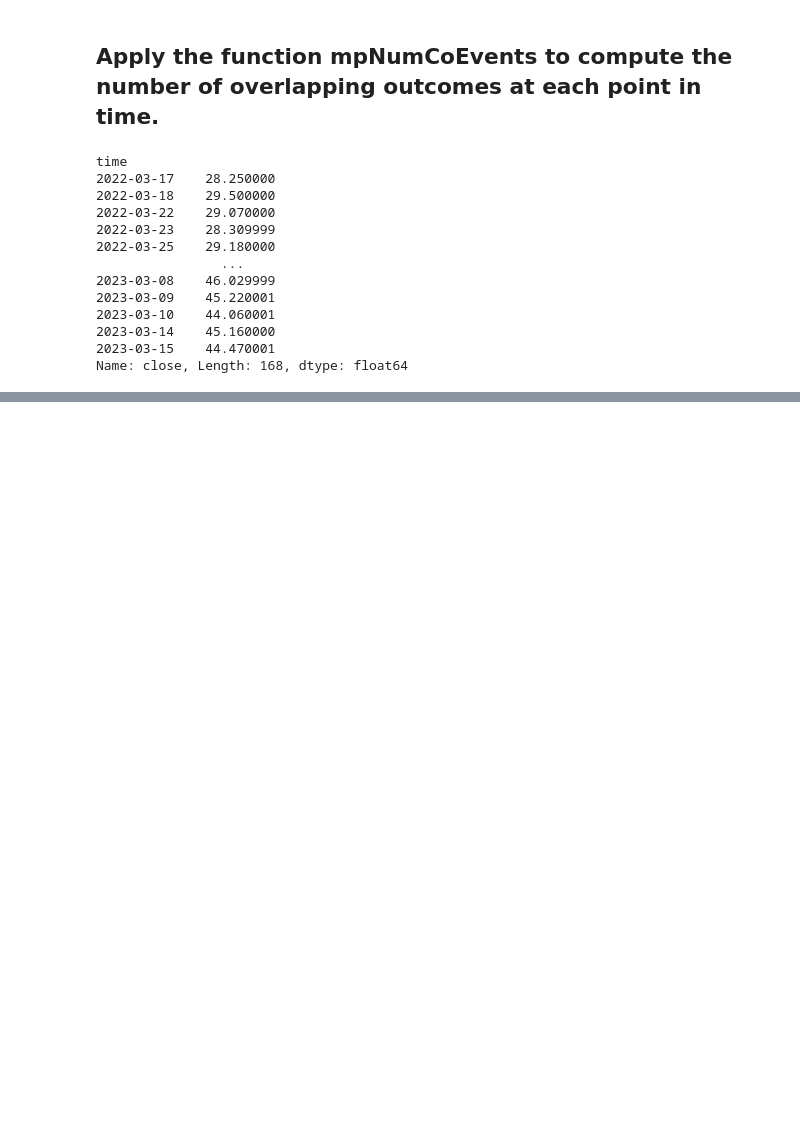
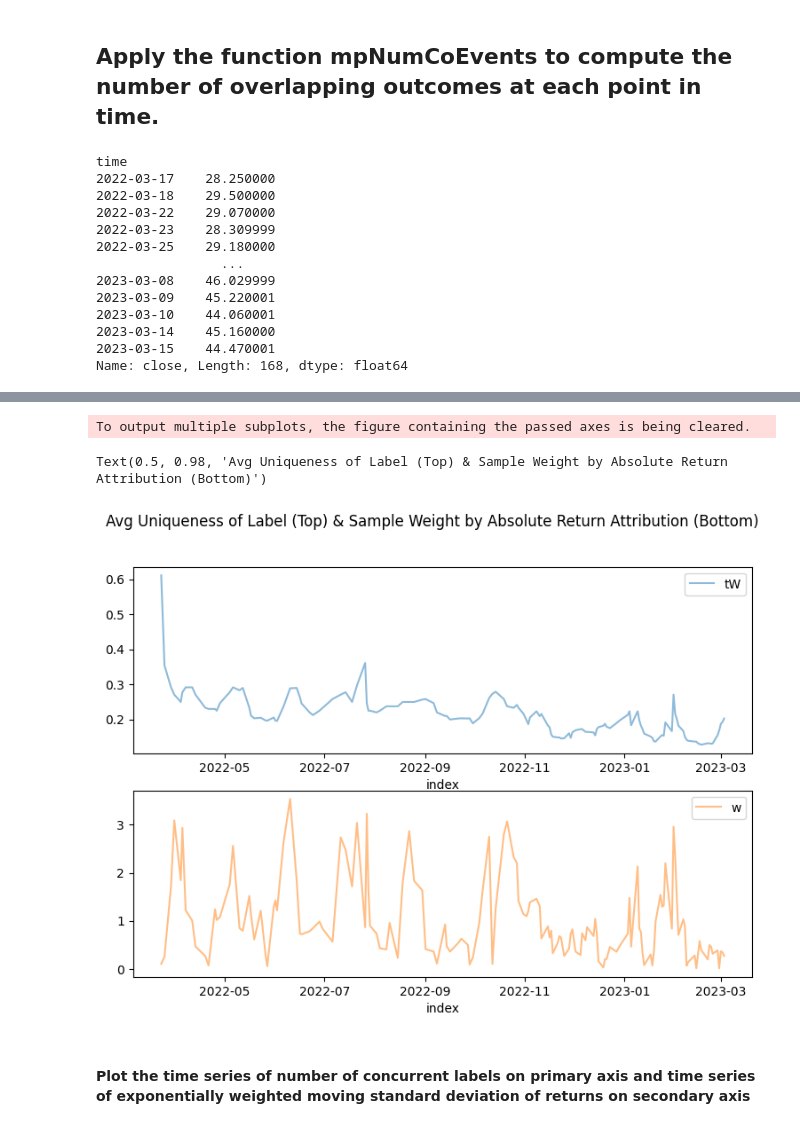
Before and after one commit to waikho/MADS_Capstone, a Jupyter notebook: Labeling.ipynb, the cells around one changed output, grey strips where cells are left out. Cells and saved outputs as stored; diff of their text form; code cells hidden in the pictures; blank space fills up the shorter version.

```diff
--- a/Labeling.ipynb
+++ b/Labeling.ipynb
@@ -277,3 +285,10 @@ AttributeError: 'DatetimeIndex' object has no attribute 'loc'
 # %%
 fig, ax = plt.subplots(figsize=(9,6))
-out.reset_index(drop=True).plot(subplots=True, alpha=0.5, ax=ax);
+out.reset_index().plot(subplots=True, alpha=0.5, ax=ax, x='index')
+fig.suptitle('Avg Uniqueness of Label (Top) & Sample Weight by Absolute Return Attribution (Bottom)')
+# %% [output]
+To output multiple subplots, the figure containing the passed axes is being cleared.
+Text(0.5, 0.98, 'Avg Uniqueness of Label (Top) & Sample Weight by Absolute Return Attribution (Bottom)')
+[figure, added]
+# %% [markdown]
+#### Plot the time series of number of concurrent labels on primary axis and time series of exponentially weighted moving standard deviation of returns on secondary axis
```
Also changed, not shown: parts of 11 cells of this notebook, 1 other file.
